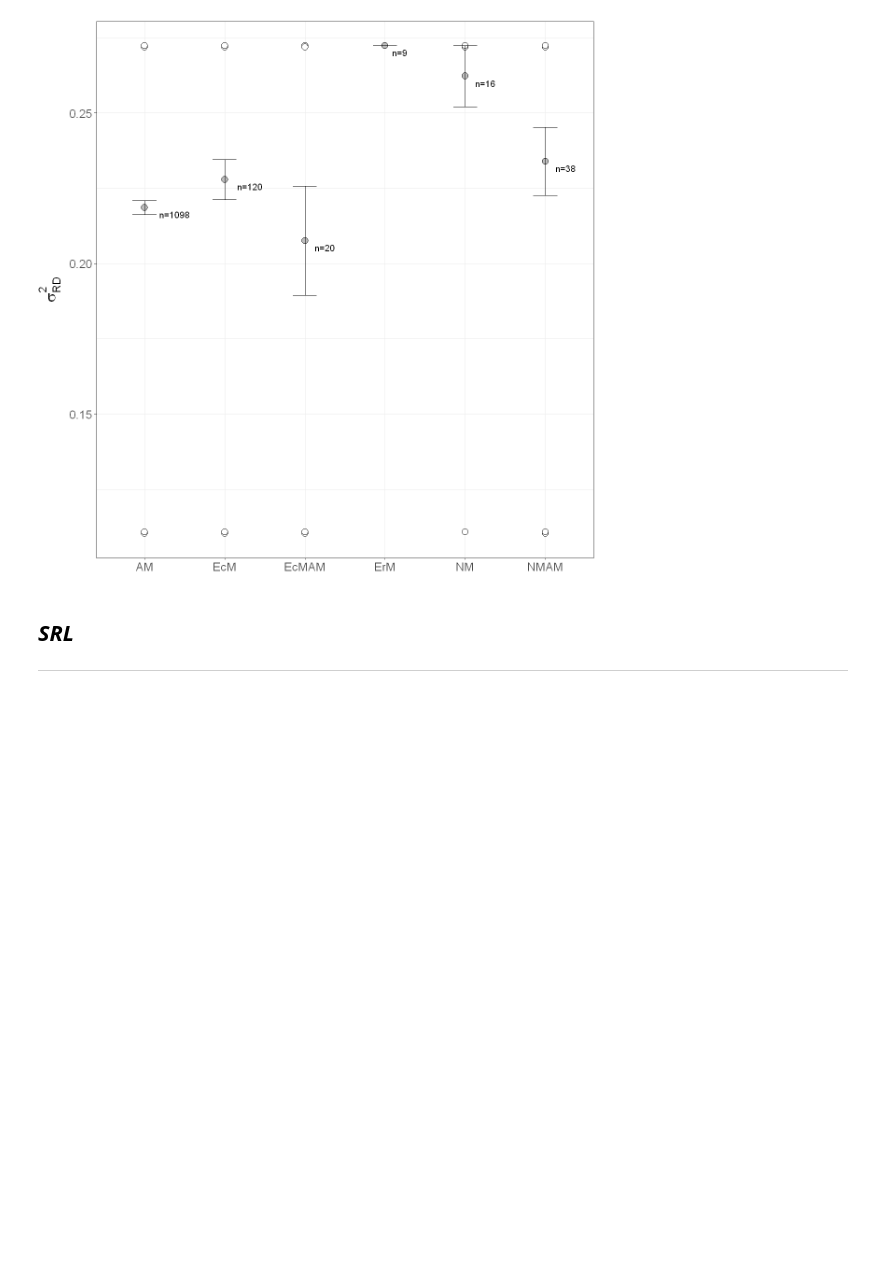
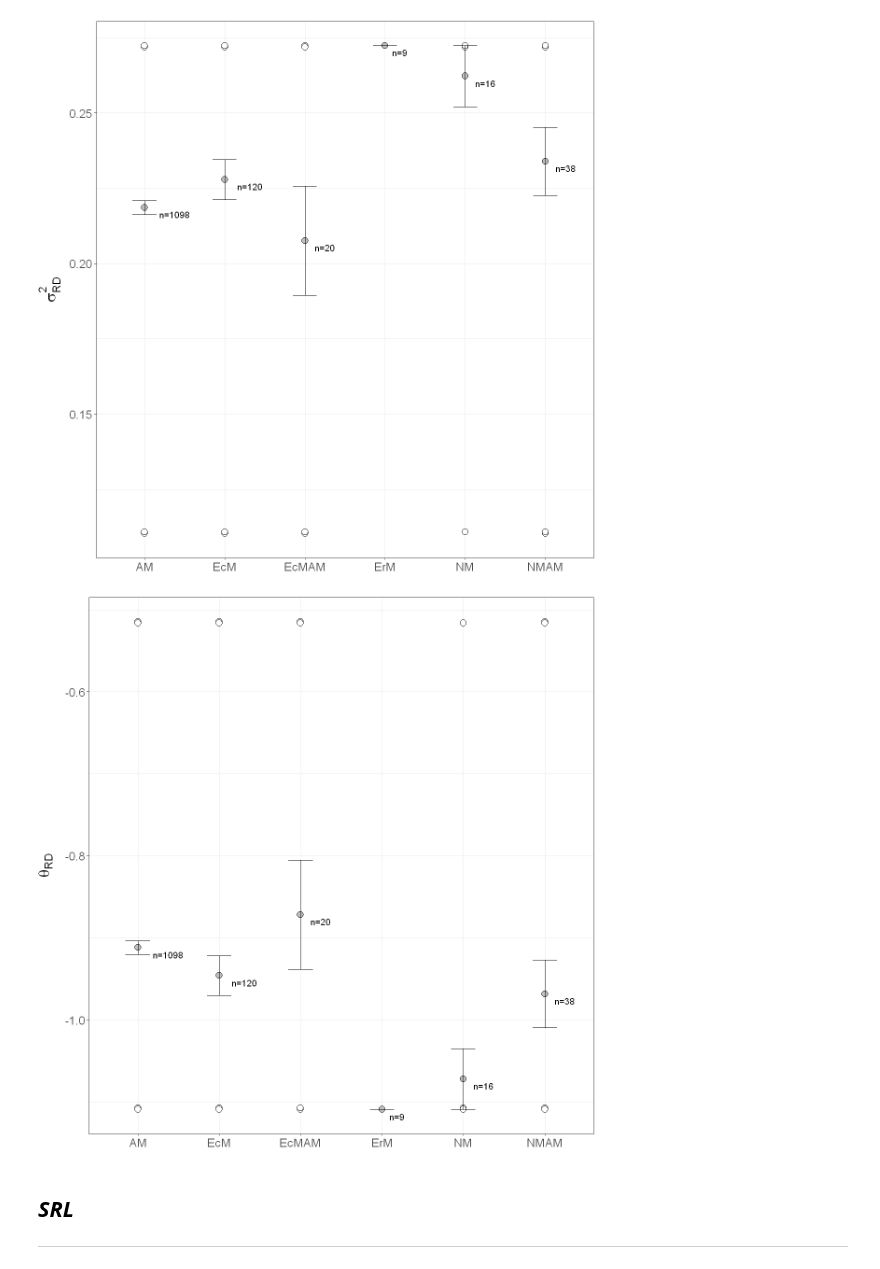
Before and after one commit to anoban/phd, a Jupyter notebook: R/notebooks/houwiesummary.ipynb, the cells around one changed output. Drawn from its saved outputs; the diff is of its cells as text; code cells hidden in the pictures; blank space fills up the shorter version.

```diff
--- a/R/notebooks/houwiesummary.ipynb
+++ b/R/notebooks/houwiesummary.ipynb
@@ -365,6 +365,29 @@ plot(p)
 [figure]
 # %%
 # the sigma.sq max values are well below the ub_continuous_model we specified in the fits - so good :)
+# %%
+# theta
+
+rd_theta <- data.frame(
+    tip.state = aggregate(theta ~ tip_state, data = rd_avgs_cid, FUN = mean)$tip_state, # mycorrhizal state
+    n = aggregate(theta ~ tip_state, data = rd_avgs_cid, FUN = length)$theta, # n
+    m = aggregate(theta ~ tip_state, data = rd_avgs_cid, FUN = mean)$theta, # mean
+    err = aggregate(theta ~ tip_state, data = rd_avgs_cid, FUN = function(s) { sd(s) / sqrt(length(s)) })$theta # stderr
+)
+
+p <- ggplot2::ggplot(aes(x = tip_state, y = theta), data = rd_avgs_cid) +
+     theme_bw() +
+     geom_point(pch = 21, size = 3.5, show.legend = FALSE, fill = "white", colour = "black") + # the raw data points
+     stat_summary(fun = "mean", geom = "point", size = 3.5, fill = "grey", colour = "black", pch = 21) + # means as points
+     geom_errorbar(aes(ymin = m - err, ymax = m + err, x = tip.state, y = m), data = rd_theta, inherit.aes = FALSE, width = 0.3) + # standard error bars
+     geom_text(aes(y = m, x = tip.state, label = paste0("n=", n)), hjust = -0.5, vjust = 1.5, data = rd_theta, inherit.aes = FALSE, size = 4) + # number of obs per group
+     ylab(expression(theta[RD])) +
+     theme(axis.title.y = element_text(size = 20, vjust = 2.25), axis.text = element_text(size = 15)) +
+     xlab(NULL)
+
+plot(p) # still looks like a mirror image of sigma.sq ?????????
+# %% [output]
+[figure, added]
 # %% [markdown]
 ## ___SRL___
 -----------------
```
Also changed, not shown: parts of 1 cell of this notebook, 1 other file.
